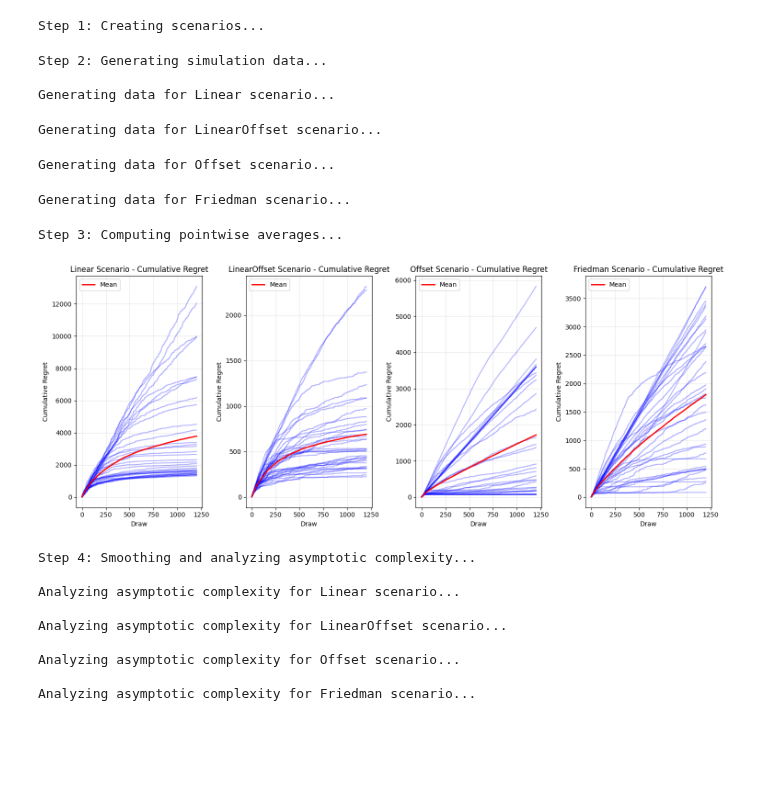
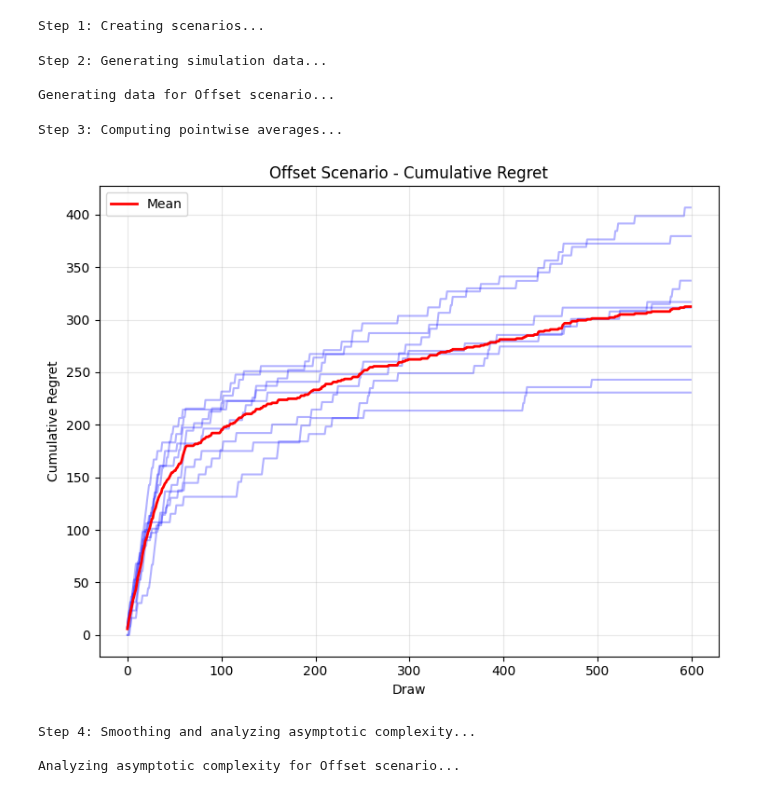
Before and after one commit to yanshuotan/bart-playground, a Jupyter notebook: notebooks/bandit/test_time_comp.ipynb, the cells around one changed output. Drawn from its saved outputs; the diff is of its cells as text; code cells hidden in the pictures; blank space fills up the shorter version.

```diff
--- a/notebooks/bandit/test_time_comp.ipynb
+++ b/notebooks/bandit/test_time_comp.ipynb
@@ -4,8 +1,21 @@ import numpy as np
+# %%
+from asymptotic_complexity_analysis import *
+import numpy as np
+import datetime, os
+
+log_dir = "./results/complexity"
+for i in range(1, 100):
+    proposed_dir = f"./results/complexity_{i}"
+    if not os.path.exists(proposed_dir):
+        log_dir = proposed_dir
+        os.makedirs(log_dir)
+        break
+timestamp = datetime.datetime.now().strftime("%m%d_%H%M")
 # %%
 from bart_playground.bandit.sim_util import LinearScenario, LinearOffsetScenario, OffsetScenario, FriedmanScenario
 
-n_simulations = 36
-n_draws = 1200
+n_simulations = 8
+n_draws = 600
 
 print("Step 1: Creating scenarios...")
 
@@ -18,10 +28,10 @@ n_features = 5
 sigma2 = 1.0
 
 scenarios = {
-    'Linear': LinearScenario(P=n_features, K=n_arms, sigma2=sigma2),
-    'LinearOffset': LinearOffsetScenario(P=n_features, K=n_arms, sigma2=sigma2),
-    'Offset': OffsetScenario(P=n_features, K=n_arms, sigma2=sigma2),
-    'Friedman': FriedmanScenario(P=n_features, K=n_arms, sigma2=sigma2)
+    # 'Linear': LinearScenario(P=n_features, K=n_arms, sigma2=sigma2),
+    # 'LinearOffset': LinearOffsetScenario(P=n_features, K=n_arms, sigma2=sigma2),
+    'Offset': OffsetScenario(P=n_features, K=n_arms, sigma2=sigma2, lambda_val=1)
+    # 'Friedman': FriedmanScenario(P=n_features, K=n_arms, sigma2=sigma2, lambda_val=8)
 }
 # %% [output]
 Step 1: Creating scenarios...
@@ -31,20 +41,17 @@ all_scenarios_regrets = generate_simulation_data(scenarios, n_simulations, n_dra
 # %% [output]
 Step 2: Generating simulation data...
 
-Generating data for Linear scenario...
+Generating data for Offset scenario...
-Generating data for LinearOffset scenario...
-Generating data for Offset scenario...
-Generating data for Friedman scenario...
 # %%
 print("\nStep 3: Computing pointwise averages...")
 scenario_means = {name: compute_pointwise_average(regrets) for name, regrets in all_scenarios_regrets.items()}
 
 # Plot the raw results
-raw_save_path = './results/complexity/regret_curves_raw.png'
+raw_save_path = os.path.join(log_dir, f"regret_curves_raw_{timestamp}.png")
 plot_scenario_results(all_scenarios_regrets, scenario_means, n_simulations, raw_save_path)
 # %% [output]
 Step 3: Computing pointwise averages...
-[figure, old version]
+[figure, new version]
 # %%
 print("\nStep 4: Smoothing and analyzing asymptotic complexity...")
 # Define number of points to use for asymptotic analysis
@@ -63,13 +70,7 @@ complexity_results = analyze_asymptotic_complexity(
 # %% [output]
 Step 4: Smoothing and analyzing asymptotic complexity...
 
-Analyzing asymptotic complexity for Linear scenario...
-
-Analyzing asymptotic complexity for LinearOffset scenario...
-
 Analyzing asymptotic complexity for Offset scenario...
-
-Analyzing asymptotic complexity for Friedman scenario...
 # %%
 # Step 5: Visualization with smoothing and regression analysis
 print("\nStep 5: Creating visualization of asymptotic complexity analysis...")
```
Also changed, not shown: parts of 4 cells of this notebook, 5 other files.
